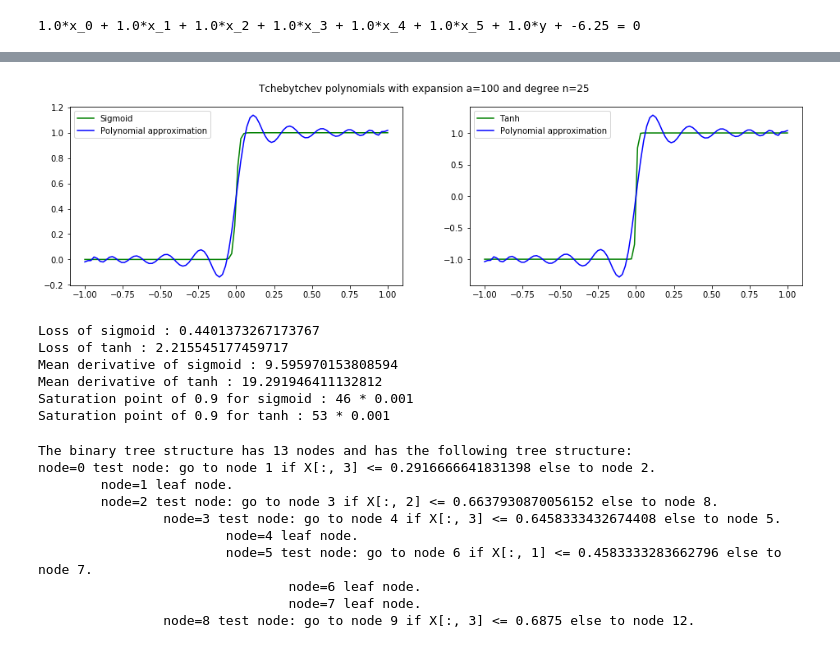
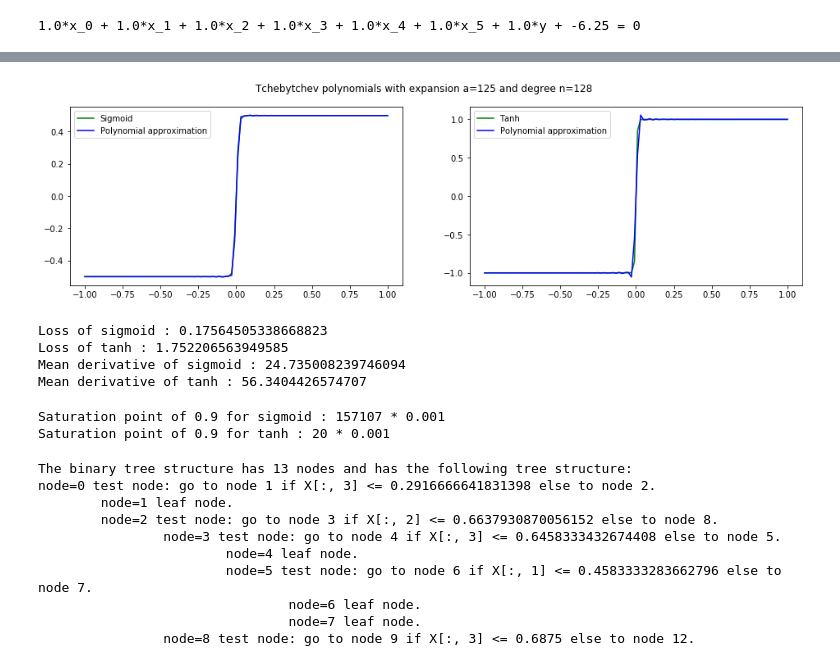
Before and after one commit to dhuynh95/cryptotree, a Jupyter notebook: nbs/00_core.ipynb, the cells around one changed output, grey strips where cells are left out. Saved outputs shown, nothing was run; the diff lists cells and outputs as text; code cells hidden in the pictures.

```diff
--- a/nbs/00_core.ipynb
+++ b/nbs/00_core.ipynb
@@ -147,41 +193,41 @@ plot_graph_function_approximation(torch.sigmoid,dilatation_factor=100)
 from numpy.polynomial.chebyshev import Chebyshev
 import matplotlib.pyplot as plt
 
-a = 100
-n = 25
+a = 125
+n = 2 ** 7
 A = 1
 domain = [-A,A]
 
-sigmoid_a = lambda x: torch.sigmoid(torch.tensor(x*a))
+sigmoid_a = lambda x: torch.sigmoid(torch.tensor(x*a)) - 0.5
 p_sigmoid = Chebyshev.interpolate(sigmoid_a,deg=n,domain=domain)
 
 tanh_a = lambda x: torch.tanh(torch.tensor(x*a))
 p_tanh = Chebyshev.interpolate(tanh_a, deg=n, domain=domain)
 
 x = np.linspace(*domain,100)
 y1 = sigmoid_a(x)
 pred1 = p_sigmoid(x)
 
 y2 = tanh_a(x)
 pred2 = p_tanh(x)
 
 fig, (ax1, ax2) = plt.subplots(1,2, figsize=(16,4))
 
 # plot the function
 ax1.plot(x,y1, 'g', label="Sigmoid")
 ax1.plot(x,pred1,"b-", label=f"Polynomial approximation")
 ax1.legend()
 
 # plot the function
 ax2.plot(x,y2, 'g', label="Tanh")
 ax2.plot(x,pred2,"b-", label=f"Polynomial approximation")
 ax2.legend()
 
 # show the plot
 fig.suptitle(f"Tchebytchev polynomials with expansion a={a} and degree n={n}")
 fig.show()
 # %% [output]
-[figure, old version]
+[figure, new version]
 # %%
 eps = 0.005
 
@@ -223,12 +269,12 @@ while p_tanh(i * precision) <= saturation:
     i += 1
 print(f"Saturation point of {saturation} for tanh : {i} * {precision}")
 # %% [output]
-Loss of sigmoid : 0.4401373267173767
-Loss of tanh : 2.215545177459717
-Mean derivative of sigmoid : 9.595970153808594
-Mean derivative of tanh : 19.291946411132812
-Saturation point of 0.9 for sigmoid : 46 * 0.001
-Saturation point of 0.9 for tanh : 53 * 0.001
+Loss of sigmoid : 0.17564505338668823
+Loss of tanh : 1.752206563949585
+Mean derivative of sigmoid : 24.735008239746094
+Mean derivative of tanh : 56.3404426574707
+Saturation point of 0.9 for sigmoid : 157107 * 0.001
+Saturation point of 0.9 for tanh : 20 * 0.001
 # %%
 import numpy as np
 from sklearn.tree import DecisionTreeClassifier
```
Also changed, not shown: parts of 32 cells of this notebook, 3 other files.
